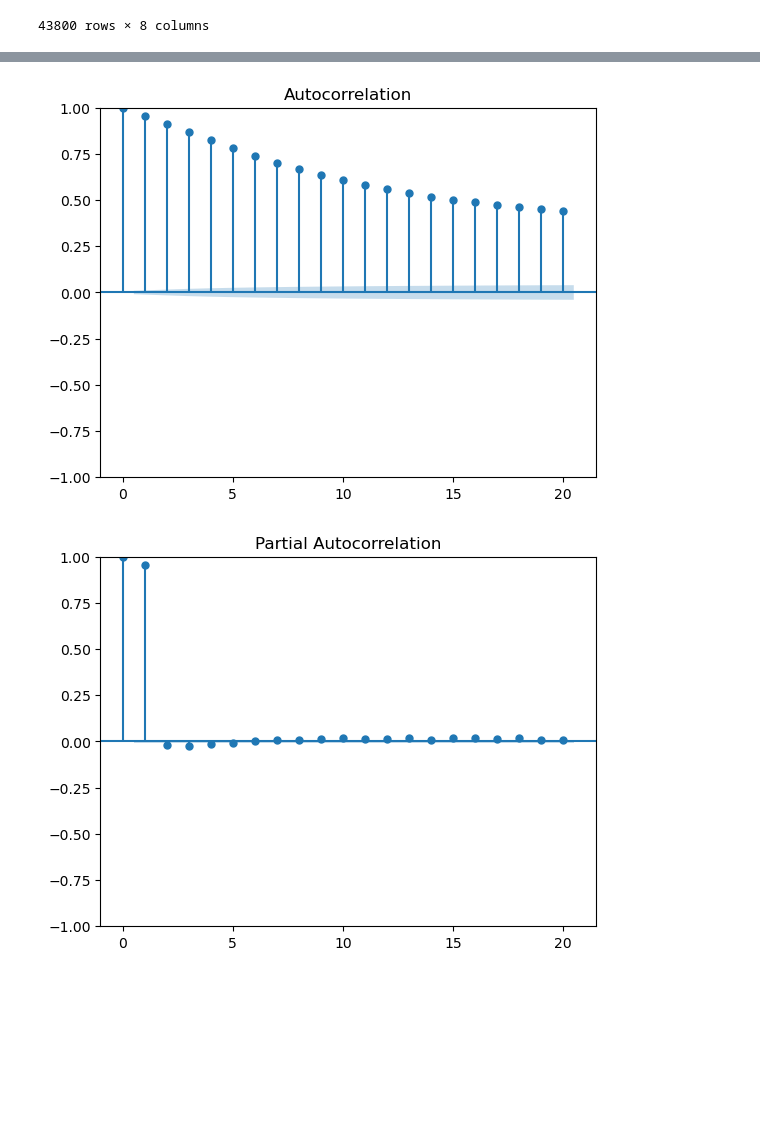
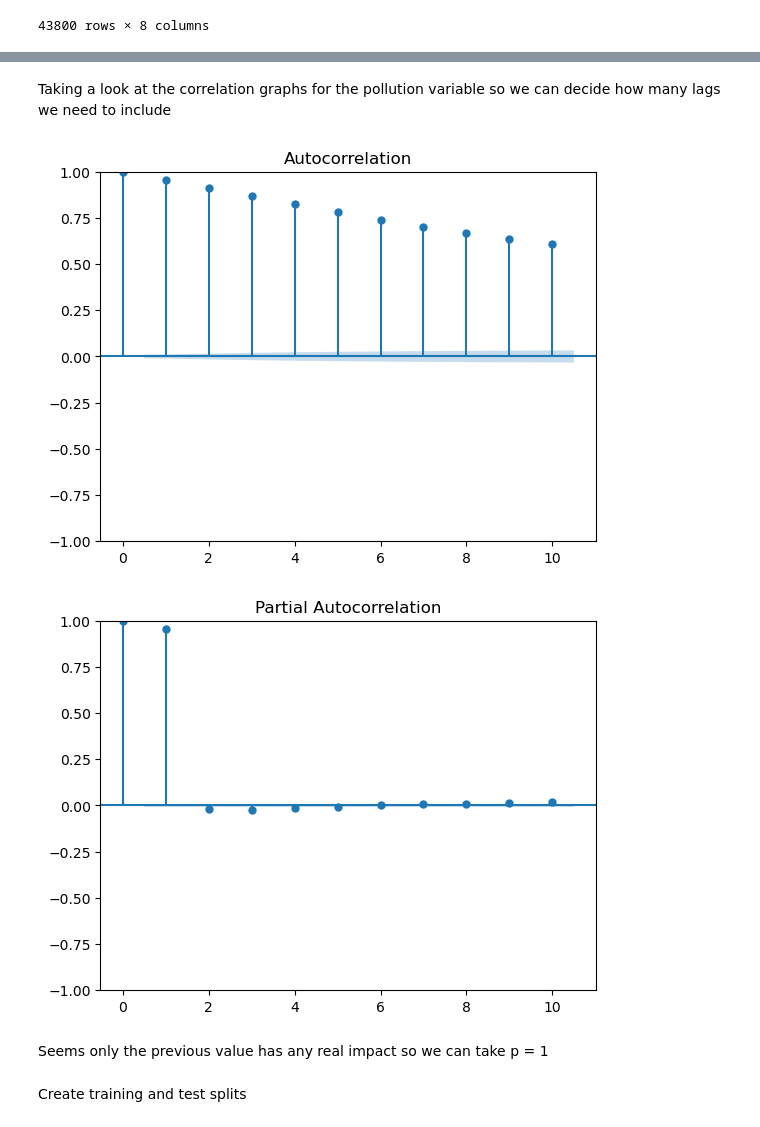
Before and after one commit to djjjones6/Group_Assessment_2, a Jupyter notebook: DaveJ/ARIMA.ipynb, the cells around one changed output, grey strips where cells are left out. Saved outputs shown, nothing was run; the diff lists cells and outputs as text; code cells hidden in the pictures; blank space fills up the shorter version.

```diff
--- a/DaveJ/ARIMA.ipynb
+++ b/DaveJ/ARIMA.ipynb
@@ -52,13 +57,3 @@ data
 | 2014-12-31 22:00:00 | 8.0 | -22 | -4.0 | 1034.0 | NW | 246.72 | 0 | 0 |
 | 2014-12-31 23:00:00 | 12.0 | -21 | -3.0 | 1034.0 | NW | 249.85 | 0 | 0 |
 43800 rows × 8 columns
-# %%
-mapping = {
-    'NE': 1,
-    'SE': 2,
-    'NW': 3,
-    'cv': 4
-}
-
-data.wnd_dir = data.wnd_dir.map(mapping)
-data.head()
@@ -82,9 +73,15 @@ p-value: 0.0
+# %% [markdown]
+Taking a look at the correlation graphs for the pollution variable so we can decide how many lags we need to include
 # %%
-plot_acf(data['pollution'].dropna(), lags=20)
+plot_acf(data['pollution'].dropna(), lags=10)
 plt.show()
 
-plot_pacf(data['pollution'].dropna(), lags=20)
+plot_pacf(data['pollution'].dropna(), lags=10)
 plt.show()
 # %% [output]
-[figure, old version]
+[figure, new version]
-[figure, old version]
+[figure, new version]
+# %% [markdown]
+Seems only the previous value has any real impact so we can take p = 1
+# %% [markdown]
+Create training and test splits
```
Also changed, not shown: parts of 16 cells of this notebook.
